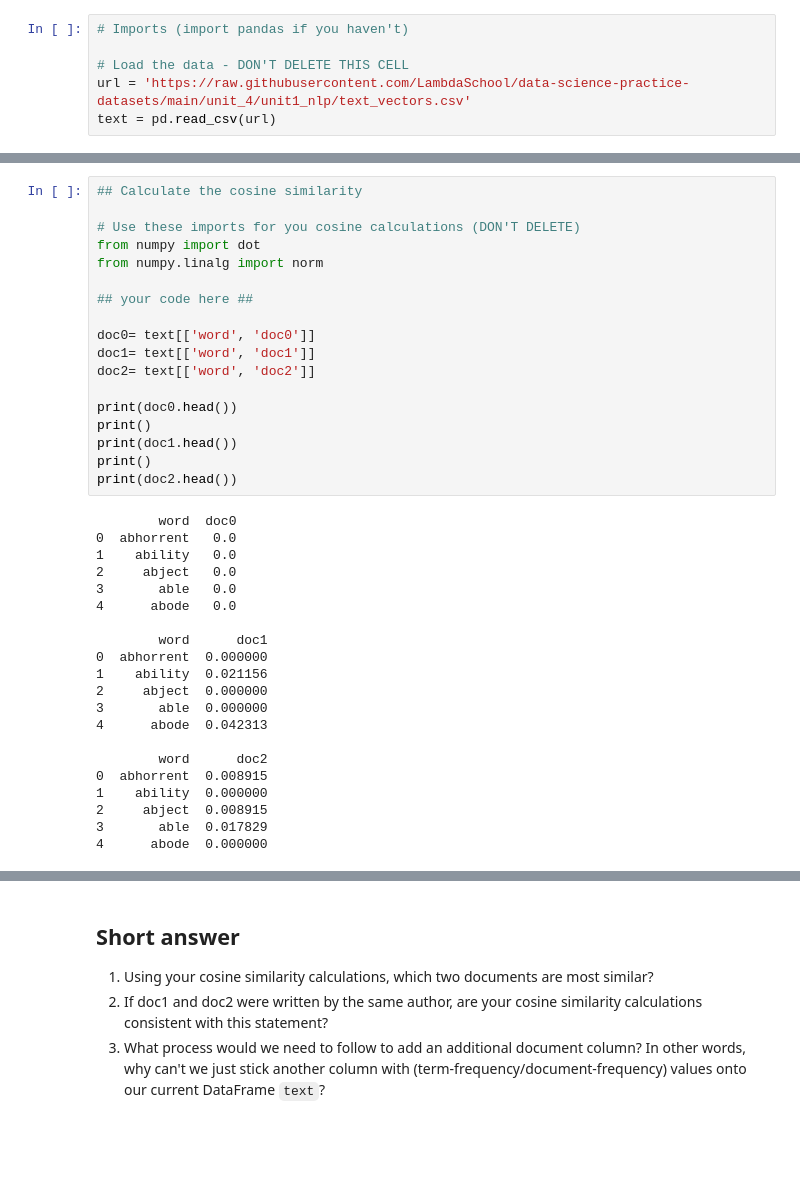
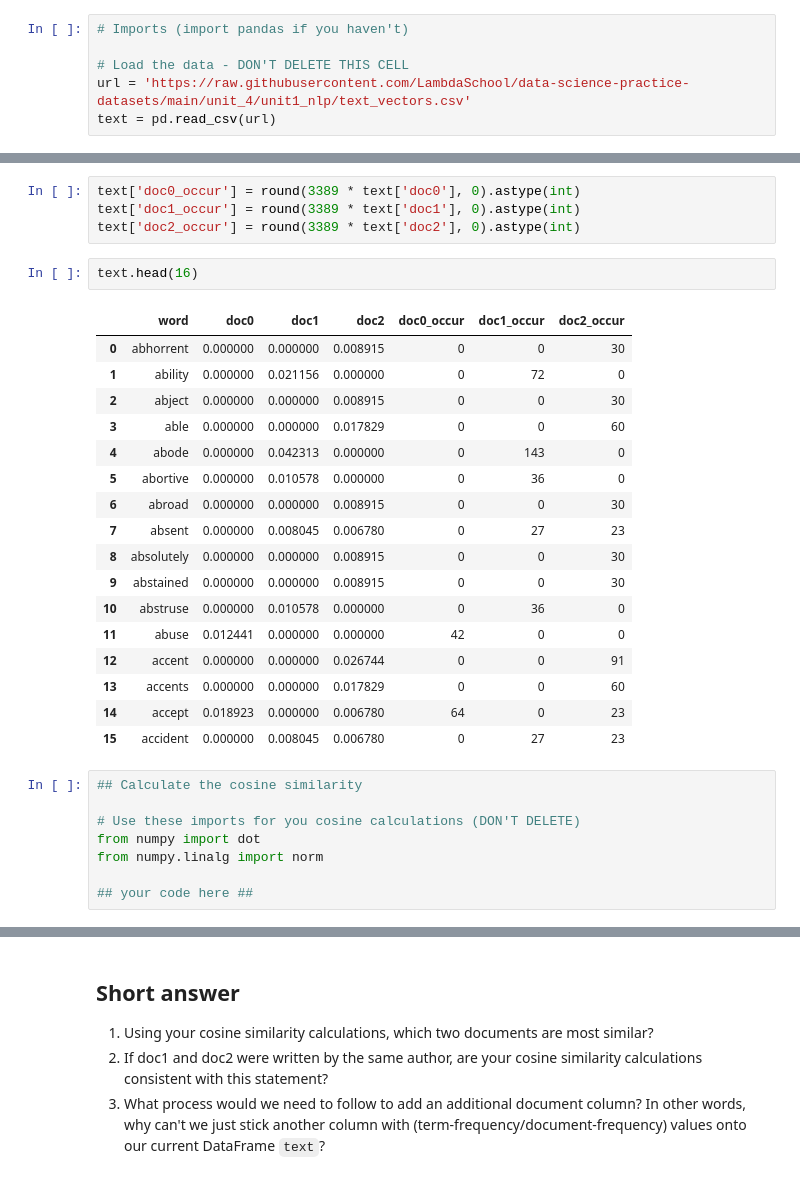
Before and after one commit to kevmanning/DS-Unit-1-Sprint-3-Linear-Algebra, a Jupyter notebook: DS_Unit1_Sprint3_Challenge_Kevin_Manning.ipynb, the cells around one changed output, grey strips where cells are left out. Drawn from its saved outputs; the diff is of its cells as text; blank space fills up the shorter version.

```diff
--- a/DS_Unit1_Sprint3_Challenge_Kevin_Manning.ipynb
+++ b/DS_Unit1_Sprint3_Challenge_Kevin_Manning.ipynb
@@ -373,3 +403,27 @@ text.sample(5)
+# %%
+text['doc0_occur'] = round(3389 * text['doc0'], 0).astype(int)
+text['doc1_occur'] = round(3389 * text['doc1'], 0).astype(int)
+text['doc2_occur'] = round(3389 * text['doc2'], 0).astype(int)
+# %%
+text.head(16)
+# %% [output]
+|  | word | doc0 | doc1 | doc2 | doc0_occur | doc1_occur | doc2_occur |
+| 0 | abhorrent | 0.000000 | 0.000000 | 0.008915 | 0 | 0 | 30 |
+| 1 | ability | 0.000000 | 0.021156 | 0.000000 | 0 | 72 | 0 |
+| 2 | abject | 0.000000 | 0.000000 | 0.008915 | 0 | 0 | 30 |
+| 3 | able | 0.000000 | 0.000000 | 0.017829 | 0 | 0 | 60 |
+| 4 | abode | 0.000000 | 0.042313 | 0.000000 | 0 | 143 | 0 |
+| 5 | abortive | 0.000000 | 0.010578 | 0.000000 | 0 | 36 | 0 |
+| 6 | abroad | 0.000000 | 0.000000 | 0.008915 | 0 | 0 | 30 |
+| 7 | absent | 0.000000 | 0.008045 | 0.006780 | 0 | 27 | 23 |
+| 8 | absolutely | 0.000000 | 0.000000 | 0.008915 | 0 | 0 | 30 |
+| 9 | abstained | 0.000000 | 0.000000 | 0.008915 | 0 | 0 | 30 |
+| 10 | abstruse | 0.000000 | 0.010578 | 0.000000 | 0 | 36 | 0 |
+| 11 | abuse | 0.012441 | 0.000000 | 0.000000 | 42 | 0 | 0 |
+| 12 | accent | 0.000000 | 0.000000 | 0.026744 | 0 | 0 | 91 |
+| 13 | accents | 0.000000 | 0.000000 | 0.017829 | 0 | 0 | 60 |
+| 14 | accept | 0.018923 | 0.000000 | 0.006780 | 64 | 0 | 23 |
+| 15 | accident | 0.000000 | 0.008045 | 0.006780 | 0 | 27 | 23 |
 # %%
 ## Calculate the cosine similarity
 
@@ -378,34 +432,3 @@ from numpy import dot
 from numpy.linalg import norm
 
 ## your code here ##
-
-doc0= text[['word', 'doc0']]
-doc1= text[['word', 'doc1']]
-doc2= text[['word', 'doc2']]
-
-print(doc0.head())
-print()
-print(doc1.head())
-print()
-print(doc2.head())
-# %% [output]
-        word  doc0
-0  abhorrent   0.0
-1    ability   0.0
-2     abject   0.0
-3       able   0.0
-4      abode   0.0
-
-        word      doc1
-0  abhorrent  0.000000
-1    ability  0.021156
-2     abject  0.000000
-3       able  0.000000
-4      abode  0.042313
-
-        word      doc2
-0  abhorrent  0.008915
-1    ability  0.000000
-2     abject  0.008915
-3       able  0.017829
-4      abode  0.000000
```
Also changed, not shown: parts of 15 cells of this notebook.
